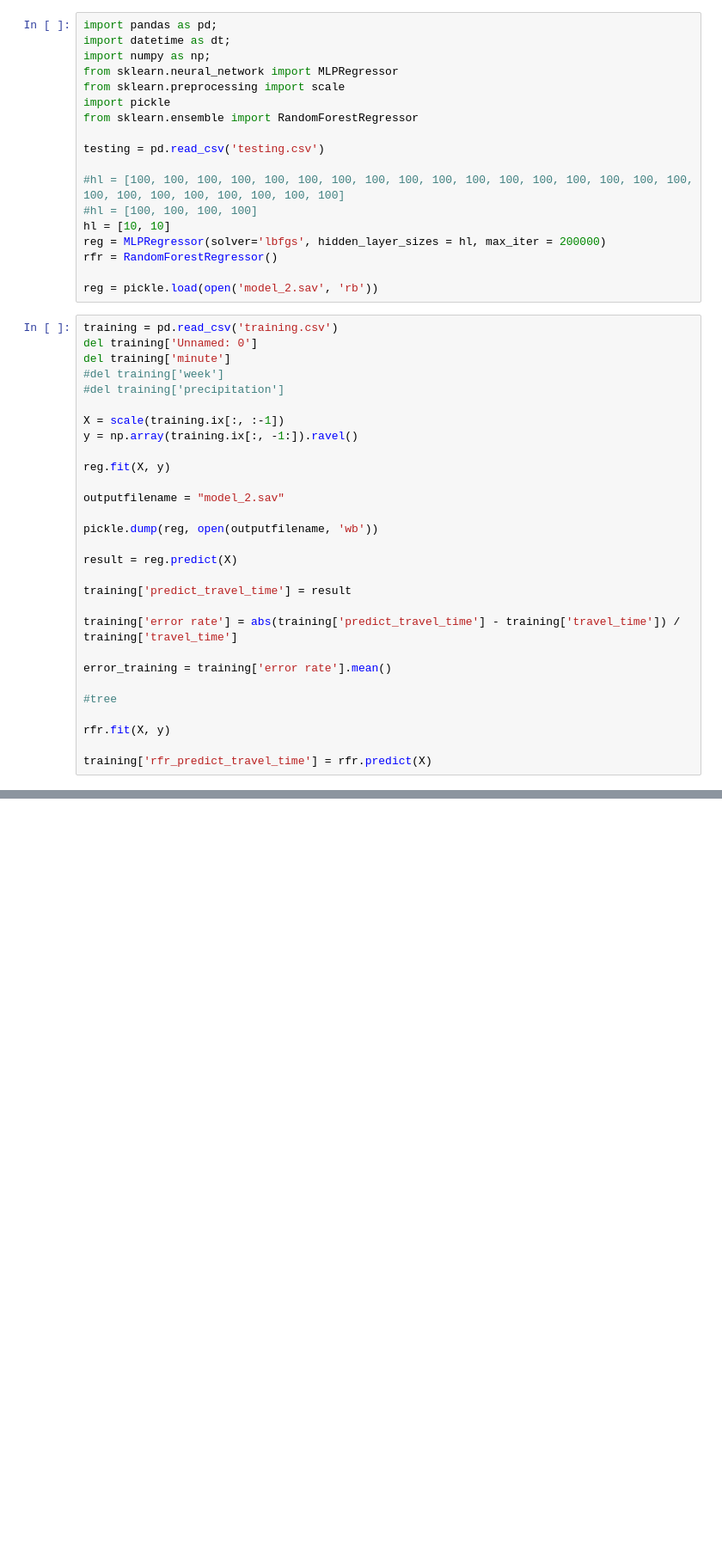
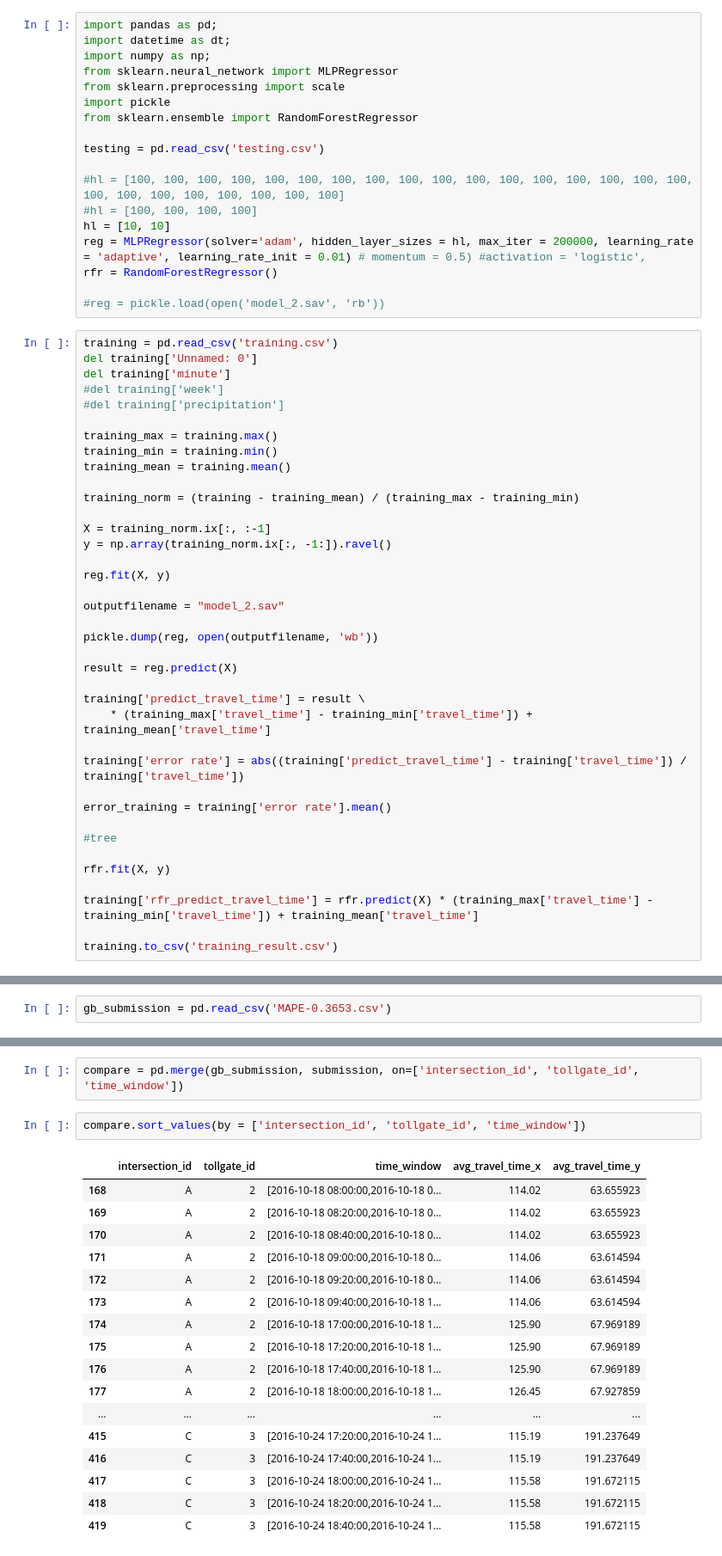
Before and after one commit to ericmina83/KDD-2017, a Jupyter notebook: Combine.ipynb, the cells around one changed output, grey strips where cells are left out. Shown at 86% size. Drawn from its saved outputs; the diff is of its cells as text; blank space fills up the shorter version.

```diff
--- a/Combine.ipynb
+++ b/Combine.ipynb
@@ -12,10 +12,10 @@ testing = pd.read_csv('testing.csv')
 #hl = [100, 100, 100, 100, 100, 100, 100, 100, 100, 100, 100, 100, 100, 100, 100, 100, 100, 100, 100, 100, 100, 100, 100, 100, 100]
 #hl = [100, 100, 100, 100]
 hl = [10, 10]
-reg = MLPRegressor(solver='lbfgs', hidden_layer_sizes = hl, max_iter = 200000)
+reg = MLPRegressor(solver='adam', hidden_layer_sizes = hl, max_iter = 200000, learning_rate = 'adaptive', learning_rate_init = 0.01) # momentum = 0.5) #activation = 'logistic',
 rfr = RandomForestRegressor()
 
-reg = pickle.load(open('model_2.sav', 'rb'))
+#reg = pickle.load(open('model_2.sav', 'rb'))
 # %%
 training = pd.read_csv('training.csv')
 del training['Unnamed: 0']
@@ -23,8 +23,14 @@ del training['minute']
 #del training['week']
 #del training['precipitation']
 
-X = scale(training.ix[:, :-1])
-y = np.array(training.ix[:, -1:]).ravel()
+training_max = training.max()
+training_min = training.min()
+training_mean = training.mean()
+
+training_norm = (training - training_mean) / (training_max - training_min)
+
+X = training_norm.ix[:, :-1]
+y = np.array(training_norm.ix[:, -1:]).ravel()
 
 reg.fit(X, y)
 
@@ -34,9 +40,10 @@ pickle.dump(reg, open(outputfilename, 'wb'))
 
 result = reg.predict(X)
 
-training['predict_travel_time'] = result
+training['predict_travel_time'] = result \
+    * (training_max['travel_time'] - training_min['travel_time']) + training_mean['travel_time']
 
-training['error rate'] = abs(training['predict_travel_time'] - training['travel_time']) / training['travel_time']
+training['error rate'] = abs((training['predict_travel_time'] - training['travel_time']) / training['travel_time'])
 
 error_training = training['error rate'].mean()
 
@@ -44,7 +51,9 @@ error_training = training['error rate'].mean()
 
 rfr.fit(X, y)
 
-training['rfr_predict_travel_time'] = rfr.predict(X)
+training['rfr_predict_travel_time'] = rfr.predict(X) * (training_max['travel_time'] - training_min['travel_time']) + training_mean['travel_time']
+
+training.to_csv('training_result.csv')
 # %%
 testing = pd.read_csv('testing.csv')
 del testing['Unnamed: 0']
@@ -145,0 +199,2 @@ error_training
+# %%
+gb_submission = pd.read_csv('MAPE-0.3653.csv')
@@ -145,0 +222,22 @@ error_training
+# %%
+compare = pd.merge(gb_submission, submission, on=['intersection_id', 'tollgate_id', 'time_window'])
+# %%
+compare.sort_values(by = ['intersection_id', 'tollgate_id', 'time_window'])
+# %% [output]
+|  | intersection_id | tollgate_id | time_window | avg_travel_time_x | avg_travel_time_y |
+| 168 | A | 2 | [2016-10-18 08:00:00,2016-10-18 0... | 114.02 | 63.655923 |
+| 169 | A | 2 | [2016-10-18 08:20:00,2016-10-18 0... | 114.02 | 63.655923 |
+| 170 | A | 2 | [2016-10-18 08:40:00,2016-10-18 0... | 114.02 | 63.655923 |
+| 171 | A | 2 | [2016-10-18 09:00:00,2016-10-18 0... | 114.06 | 63.614594 |
+| 172 | A | 2 | [2016-10-18 09:20:00,2016-10-18 0... | 114.06 | 63.614594 |
+| 173 | A | 2 | [2016-10-18 09:40:00,2016-10-18 1... | 114.06 | 63.614594 |
+| 174 | A | 2 | [2016-10-18 17:00:00,2016-10-18 1... | 125.90 | 67.969189 |
+| 175 | A | 2 | [2016-10-18 17:20:00,2016-10-18 1... | 125.90 | 67.969189 |
+| 176 | A | 2 | [2016-10-18 17:40:00,2016-10-18 1... | 125.90 | 67.969189 |
+| 177 | A | 2 | [2016-10-18 18:00:00,2016-10-18 1... | 126.45 | 67.927859 |
+| ... | ... | ... | ... | ... | ... |
+| 415 | C | 3 | [2016-10-24 17:20:00,2016-10-24 1... | 115.19 | 191.237649 |
+| 416 | C | 3 | [2016-10-24 17:40:00,2016-10-24 1... | 115.19 | 191.237649 |
+| 417 | C | 3 | [2016-10-24 18:00:00,2016-10-24 1... | 115.58 | 191.672115 |
+| 418 | C | 3 | [2016-10-24 18:20:00,2016-10-24 1... | 115.58 | 191.672115 |
+| 419 | C | 3 | [2016-10-24 18:40:00,2016-10-24 1... | 115.58 | 191.672115 |
```
Also changed, not shown: parts of 15 cells of this notebook, 8 other files.
